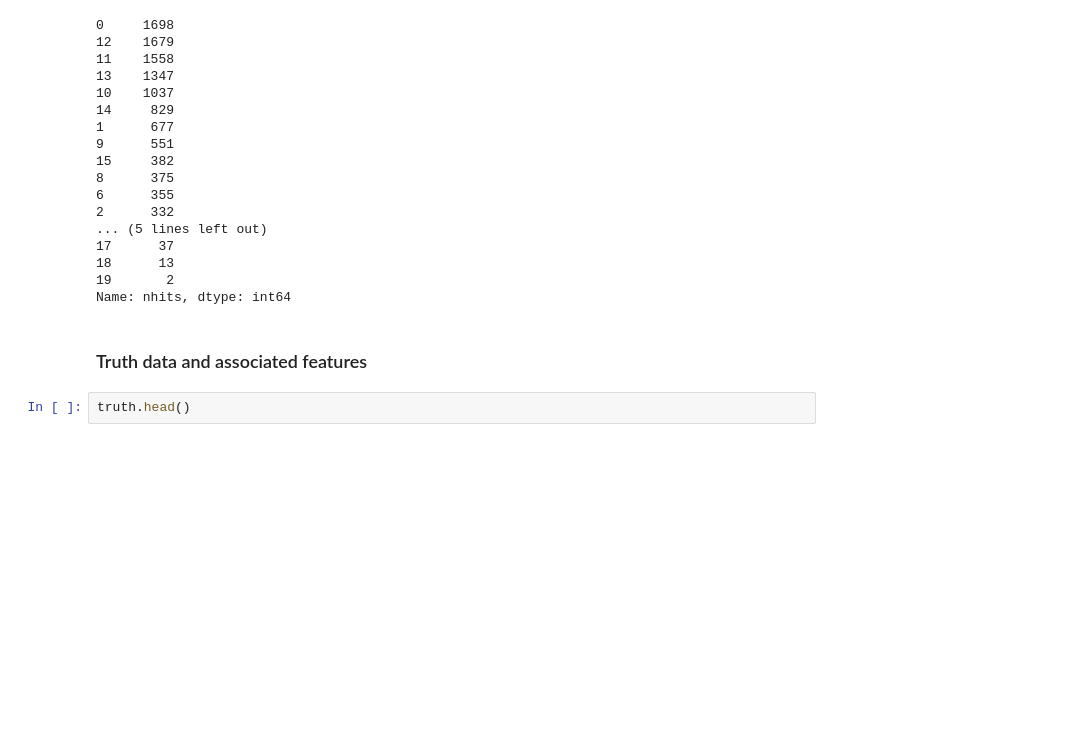
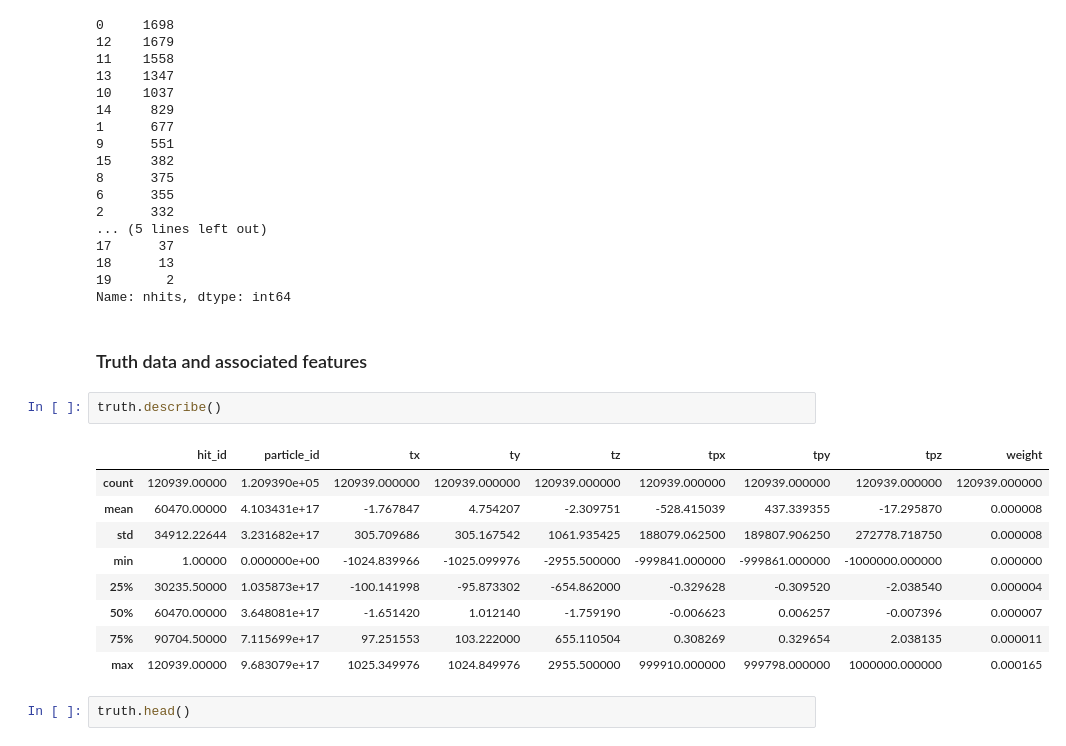
Before and after one commit to Doncurt/TrackML-Challege, a Jupyter notebook: Descriptive Statistics and EDA.ipynb, the cells around one changed output. Cells and saved outputs as stored; diff of their text form; blank space fills up the shorter version.

```diff
--- a/Descriptive Statistics and EDA.ipynb
+++ b/Descriptive Statistics and EDA.ipynb
@@ -284,6 +320,18 @@ particles['nhits'].value_counts()
 Name: nhits, dtype: int64
 # %% [markdown]
 ### Truth data and associated features
+# %%
+truth.describe()
+# %% [output]
+|  | hit_id | particle_id | tx | ty | tz | tpx | tpy | tpz | weight |
+| count | 120939.00000 | 1.209390e+05 | 120939.000000 | 120939.000000 | 120939.000000 | 120939.000000 | 120939.000000 | 120939.000000 | 120939.000000 |
+| mean | 60470.00000 | 4.103431e+17 | -1.767847 | 4.754207 | -2.309751 | -528.415039 | 437.339355 | -17.295870 | 0.000008 |
+| std | 34912.22644 | 3.231682e+17 | 305.709686 | 305.167542 | 1061.935425 | 188079.062500 | 189807.906250 | 272778.718750 | 0.000008 |
+| min | 1.00000 | 0.000000e+00 | -1024.839966 | -1025.099976 | -2955.500000 | -999841.000000 | -999861.000000 | -1000000.000000 | 0.000000 |
+| 25% | 30235.50000 | 1.035873e+17 | -100.141998 | -95.873302 | -654.862000 | -0.329628 | -0.309520 | -2.038540 | 0.000004 |
+| 50% | 60470.00000 | 3.648081e+17 | -1.651420 | 1.012140 | -1.759190 | -0.006623 | 0.006257 | -0.007396 | 0.000007 |
+| 75% | 90704.50000 | 7.115699e+17 | 97.251553 | 103.222000 | 655.110504 | 0.308269 | 0.329654 | 2.038135 | 0.000011 |
+| max | 120939.00000 | 9.683079e+17 | 1025.349976 | 1024.849976 | 2955.500000 | 999910.000000 | 999798.000000 | 1000000.000000 | 0.000165 |
 # %%
 truth.head()
 # %% [output]
```
Also changed, not shown: parts of 3 cells of this notebook, 1 other file.
